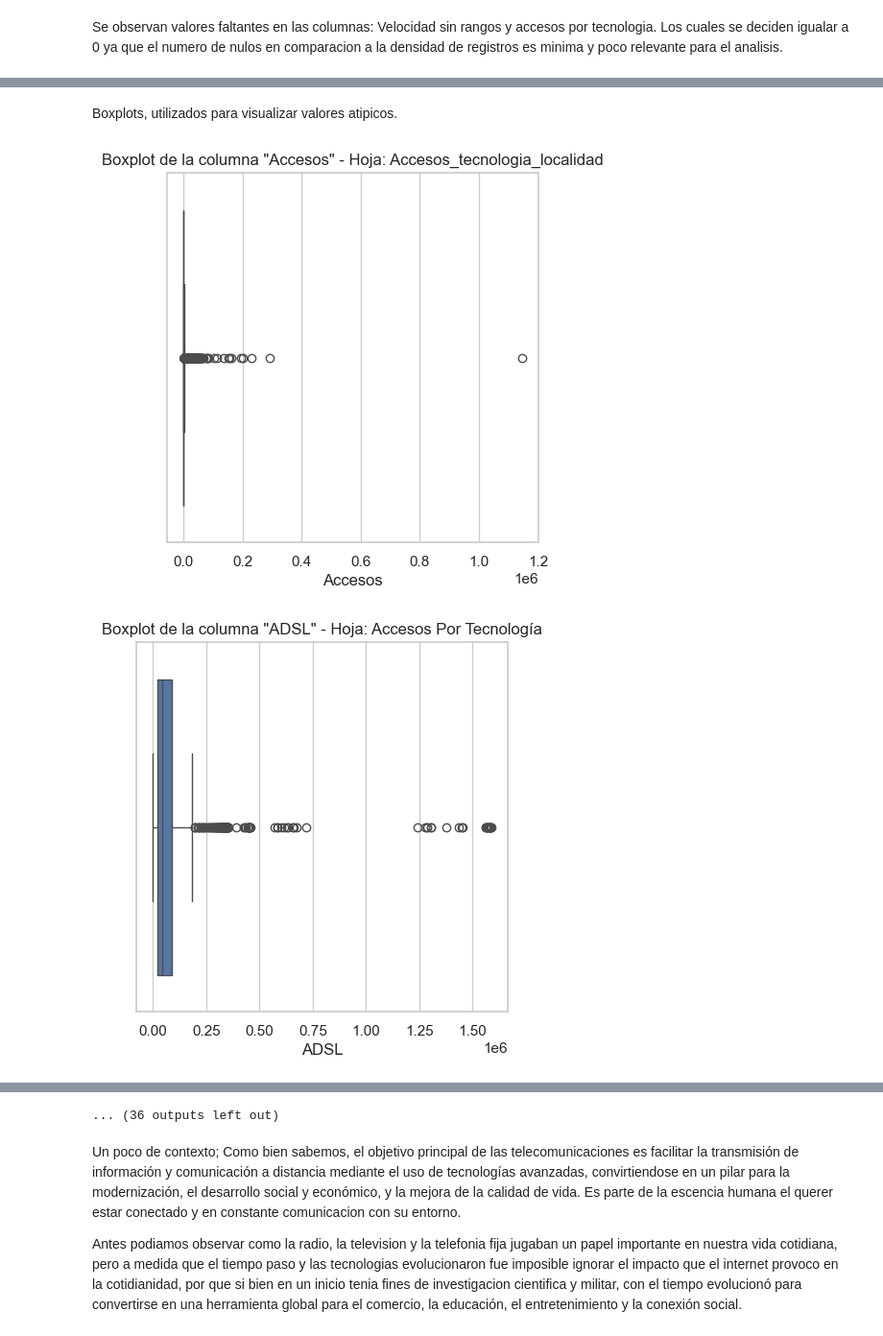
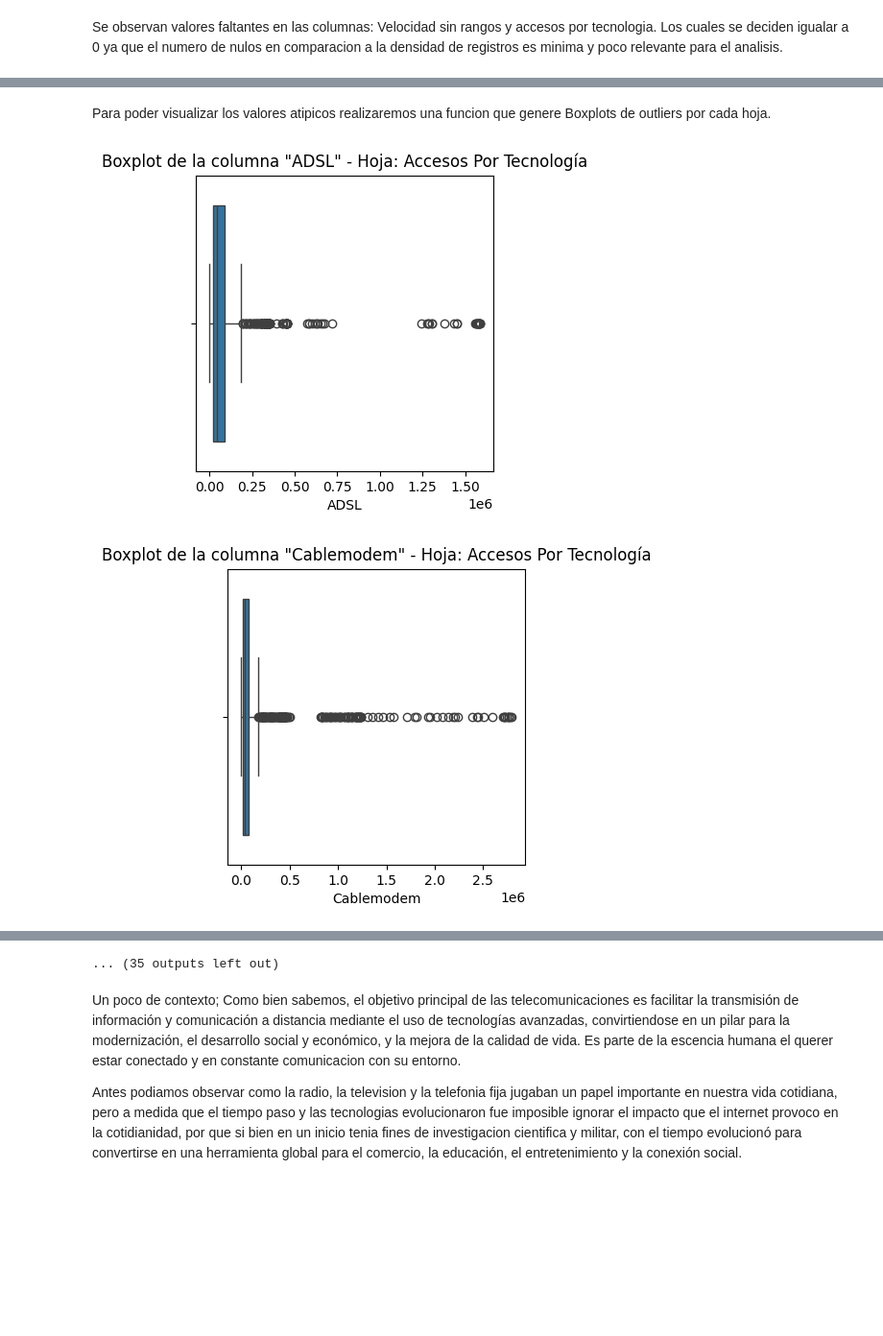
Before and after one commit to marthavasq/Proyecto-02-, a Jupyter notebook: EDA.ipynb, the cells around one changed output, grey strips where cells are left out. Shown at 96% size. Cells and saved outputs as stored; diff of their text form; code cells hidden in the pictures; blank space fills up the shorter version.

```diff
--- a/EDA.ipynb
+++ b/EDA.ipynb
@@ -30,7 +40,7 @@ sheet
 # %%
 #Se crea una lista con las hojas de interes del archivo Internet para crear un diccionario de DF con las mismas y poder trabajar solo con la informacion necesaria.
 ruta_archivo = r'documentos excel\Internet (1).xlsx'
-hojas_deseadas = ['Accesos_tecnologia_localidad', 'Accesos Por Tecnología', 'Velocidad_sin_Rangos', 'Velocidad % por prov',
+hojas_deseadas = [ 'Accesos Por Tecnología', 'Velocidad_sin_Rangos', 'Velocidad % por prov',
                   'Totales VMD', 'Totales Accesos Por Tecnología', 'Penetracion-totales', 'Totales Accesos por rango',
                   'Totales Dial-BAf', 'Ingresos ']
 
@@ -199,21 +210,21 @@ for nombre_hoja, df in df_dict.items():
         resultados.append({'Hoja': nombre_hoja, 'Columna': columna, 'Outliers': count})
 
 resultados_df = pd.DataFrame(resultados)  # La lista de diccionarios "resultados" se convierte en un df para analizarlo posteriormente como una tabla
-# %% [markdown]
-Boxplots, utilizados para visualizar valores atipicos.
+# %% [markdown]
+Para poder visualizar los valores atipicos realizaremos una funcion que genere Boxplots de outliers por cada hoja.
 # %%
 # Función para crear boxplot de outliers por cada hoja
 def generar_boxplot(df, nombre_hoja):
     # Filtrar solo las columnas numéricas
     for columna in df.select_dtypes(include=['number']).columns:
-        plt.figure(figsize=(5, 5))
+        plt.figure(figsize=(4, 4))
         sns.boxplot(x=df[columna])
         plt.title(f'Boxplot de la columna "{columna}" - Hoja: {nombre_hoja}')
         plt.show()
 
 # Generar boxplots para cada hoja
 for nombre_hoja, df in df_dict.items():
     generar_boxplot(df, nombre_hoja)
 # %% [output]
-[figure, old version]
+[figure, new version]
-[figure, old version]
+[figure, new version]
@@ -230,4 +241,4 @@ for nombre_hoja, df in df_dict.items():
-... (36 outputs left out)
+... (35 outputs left out)
 # %% [markdown]
 
 Un poco de contexto;
```
Also changed, not shown: parts of 34 cells of this notebook, 5 other files.
